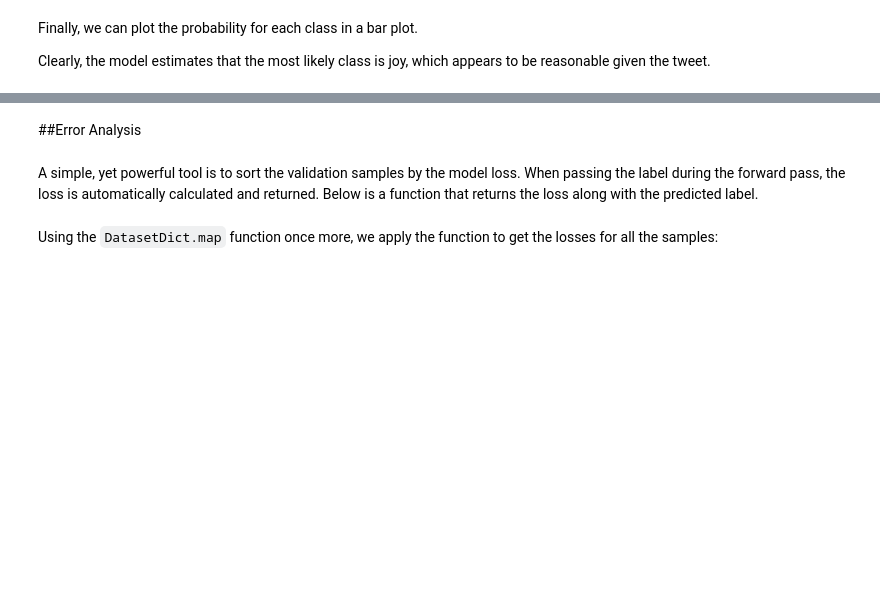
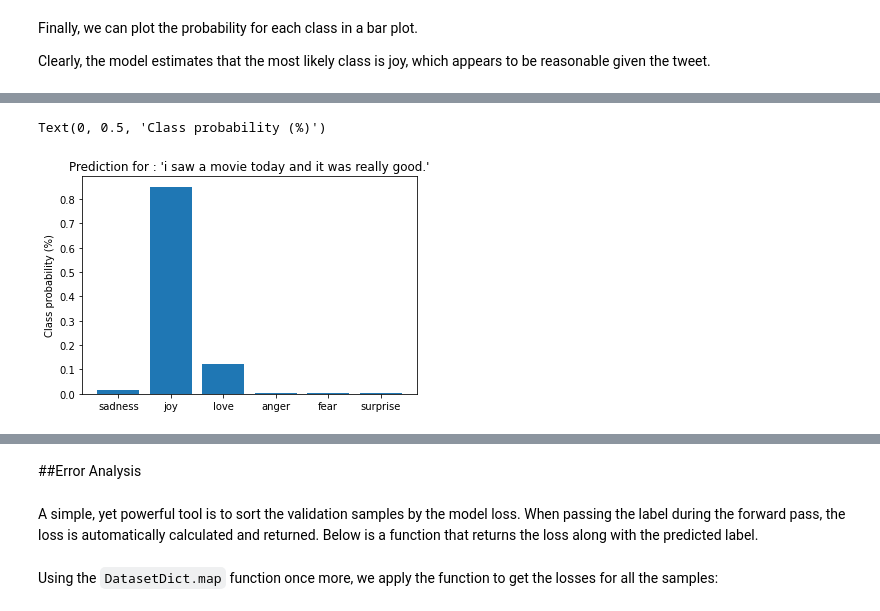
Before and after one commit to rahiakela/transformers-research-and-practice, a Jupyter notebook: natural-language-processing-with-transformers/02-text-classification/01_text_classification_using_feature_extractors.ipynb, the cells around one changed output, grey strips where cells are left out. Cells and saved outputs as stored; diff of their text form; code cells hidden in the pictures; blank space fills up the shorter version.

```diff
--- a/natural-language-processing-with-transformers/02-text-classification/01_text_classification_using_feature_extractors.ipynb
+++ b/natural-language-processing-with-transformers/02-text-classification/01_text_classification_using_feature_extractors.ipynb
@@ -697,0 +611,2 @@ probs
+# %%
+outputs = extract_hidden_states(input_tensor)
@@ -698,3 +625,5 @@ probs
+# %%
+pred_prob = lr_clf.predict_proba(outputs["hidden_state"])
 # %% [markdown]
 Finally, we can plot the probability for each class in a bar plot.
 
@@ -704,0 +632,3 @@ labels
+# %%
+preds_df = pd.DataFrame(pred_prob[0])
+preds_df.head()
@@ -705,4 +642,7 @@ labels
 # %%
-plt.bar(labels.names, 100 * probs, color="C0")
+plt.bar(labels, preds_df[0], color="C0")
 plt.title(f"Prediction for : '{custom_tweet}'")
 plt.ylabel("Class probability (%)")
+# %% [output]
+Text(0, 0.5, 'Class probability (%)')
+[figure, added]
```
Also changed, not shown: parts of 40 cells of this notebook.
